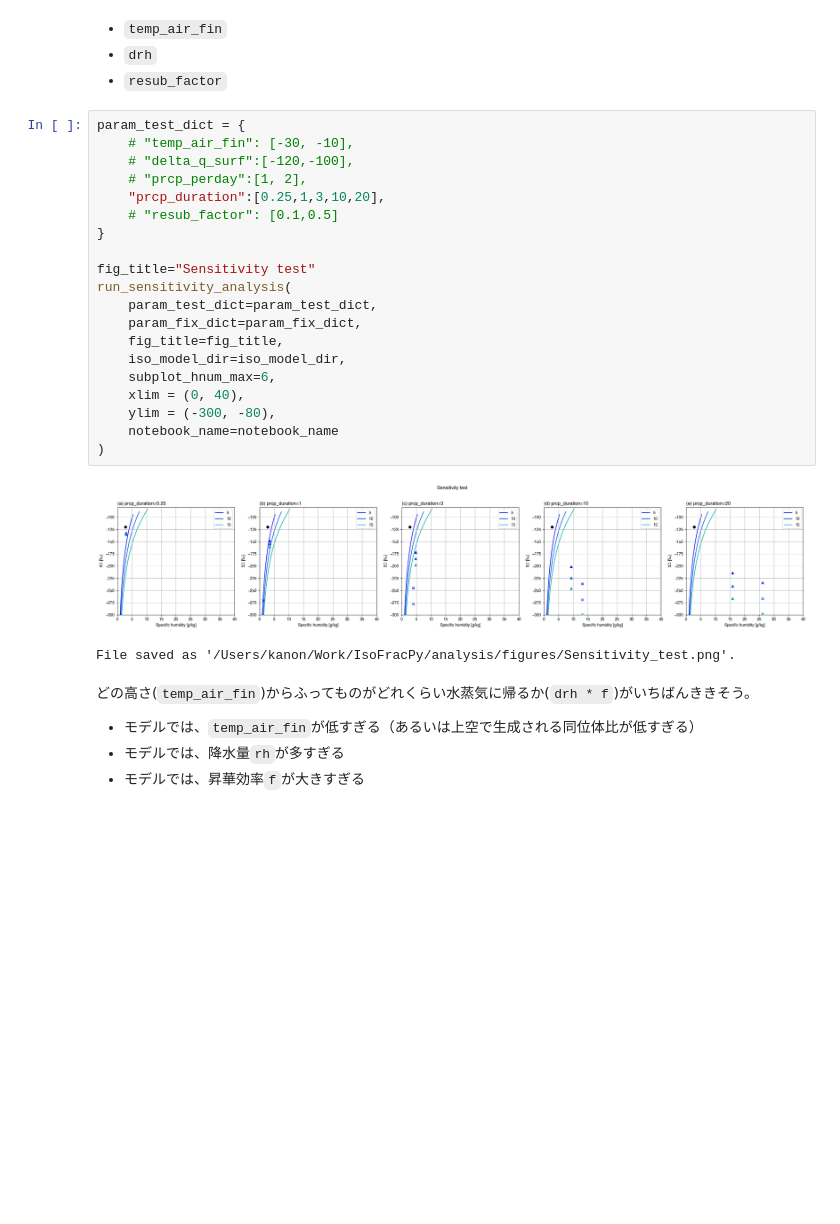
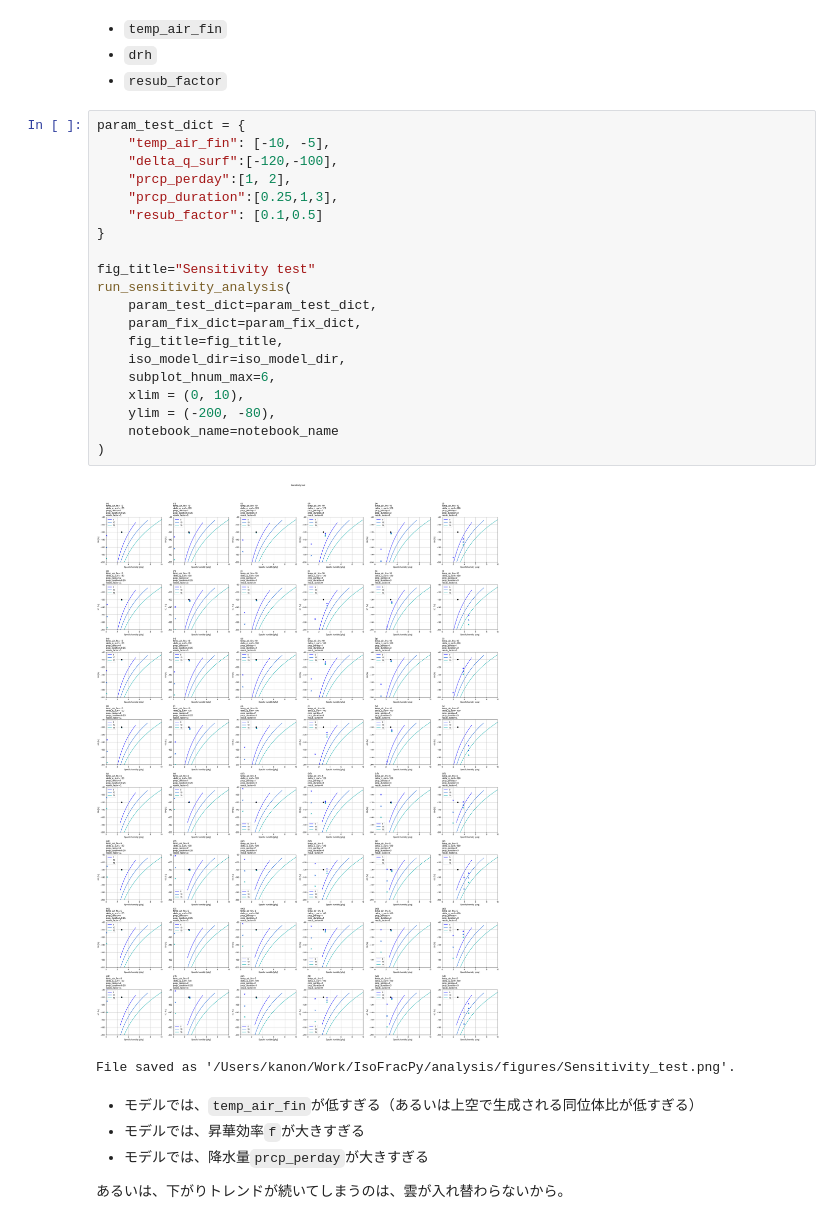
Before and after one commit to kanonundgigue/IsoFracPy, a Jupyter notebook: analysis/sensitivity_test.ipynb, the cells around one changed output. Cells and saved outputs as stored; diff of their text form; blank space fills up the shorter version.

```diff
--- a/analysis/sensitivity_test.ipynb
+++ b/analysis/sensitivity_test.ipynb
@@ -38,29 +39,30 @@ param_fix_dict["rh_surf"] = 0.75
 - `resub_factor`
 # %%
 param_test_dict = {
-    # "temp_air_fin": [-30, -10],
-    # "delta_q_surf":[-120,-100],
-    # "prcp_perday":[1, 2],
-    "prcp_duration":[0.25,1,3,10,20],
-    # "resub_factor": [0.1,0.5]
+    "temp_air_fin": [-10, -5],
+    "delta_q_surf":[-120,-100],
+    "prcp_perday":[1, 2],
+    "prcp_duration":[0.25,1,3],
+    "resub_factor": [0.1,0.5]
 }
 
 fig_title="Sensitivity test"
 run_sensitivity_analysis(
     param_test_dict=param_test_dict,
     param_fix_dict=param_fix_dict,
     fig_title=fig_title,
     iso_model_dir=iso_model_dir,
     subplot_hnum_max=6,
-    xlim = (0, 40),
-    ylim = (-300, -80),
+    xlim = (0, 10),
+    ylim = (-200, -80),
     notebook_name=notebook_name
 )
 # %% [output]
-[figure, old version]
+[figure, new version]
 File saved as '/Users/kanon/Work/IsoFracPy/analysis/figures/Sensitivity_test.png'.
 # %% [markdown]
-どの高さ(`temp_air_fin`)からふってものがどれくらい水蒸気に帰るか(`drh * f`)がいちばんききそう。
 - モデルでは、`temp_air_fin`が低すぎる（あるいは上空で生成される同位体比が低すぎる）
-- モデルでは、降水量`rh`が多すぎる
 - モデルでは、昇華効率`f`が大きすぎる
+- モデルでは、降水量`prcp_perday`が大きすぎる
+
+あるいは、下がりトレンドが続いてしまうのは、雲が入れ替わらないから。
```
Also changed, not shown: parts of 2 cells of this notebook, 21 other files.
